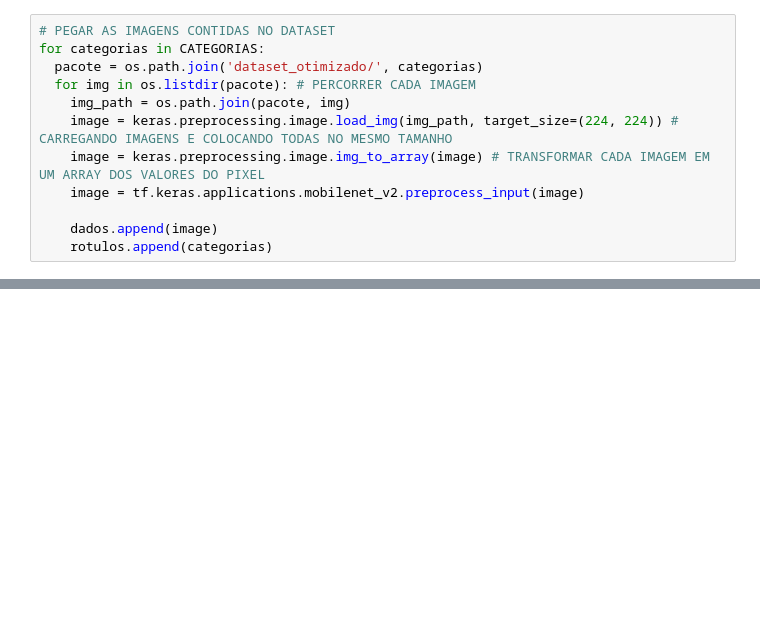
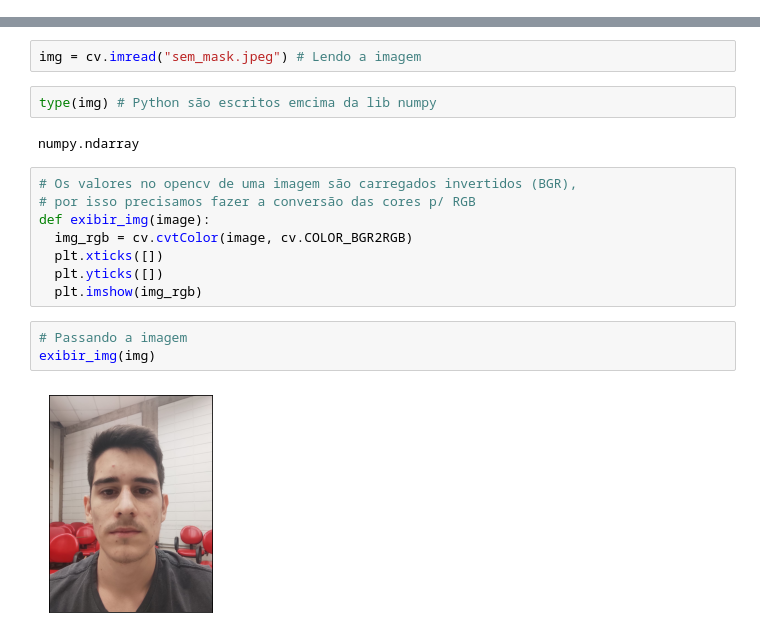
Before and after one commit to smlsilva/IA_TCC, a Jupyter notebook: reconhecimento_uso_de_mascara1.ipynb, the cells around one changed output, grey strips where cells are left out. Saved outputs shown, nothing was run; the diff lists cells and outputs as text; blank space fills up the shorter version.

```diff
--- a/reconhecimento_uso_de_mascara1.ipynb
+++ b/reconhecimento_uso_de_mascara1.ipynb
@@ -21,12 +0,0 @@ rotulos = []
-# %%
-# PEGAR AS IMAGENS CONTIDAS NO DATASET
-for categorias in CATEGORIAS:
-  pacote = os.path.join('dataset_otimizado/', categorias)
-  for img in os.listdir(pacote): # PERCORRER CADA IMAGEM
-    img_path = os.path.join(pacote, img)
-    image = keras.preprocessing.image.load_img(img_path, target_size=(224, 224)) # CARREGANDO IMAGENS E COLOCANDO TODAS NO MESMO TAMANHO
-    image = keras.preprocessing.image.img_to_array(image) # TRANSFORMAR CADA IMAGEM EM UM ARRAY DOS VALORES DO PIXEL
-    image = tf.keras.applications.mobilenet_v2.preprocess_input(image)
-
-    dados.append(image)
-    rotulos.append(categorias)
@@ -77,0 +19,19 @@ print(acc)
+# %%
+img = cv.imread("sem_mask.jpeg") # Lendo a imagem
+# %%
+type(img) # Python são escritos emcima da lib numpy
+# %% [output]
+numpy.ndarray
+# %%
+# Os valores no opencv de uma imagem são carregados invertidos (BGR),
+# por isso precisamos fazer a conversão das cores p/ RGB
+def exibir_img(image):
+  img_rgb = cv.cvtColor(image, cv.COLOR_BGR2RGB)
+  plt.xticks([])
+  plt.yticks([])
+  plt.imshow(img_rgb)
+# %%
+# Passando a imagem
+exibir_img(img)
+# %% [output]
+[figure, added]
```
Also changed, not shown: parts of 59 cells of this notebook.
